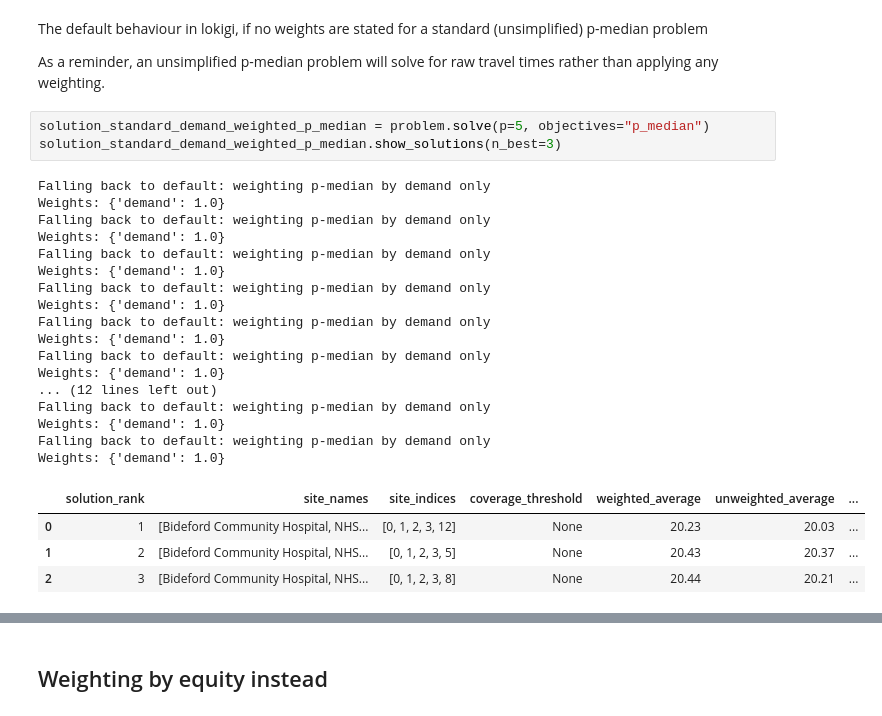
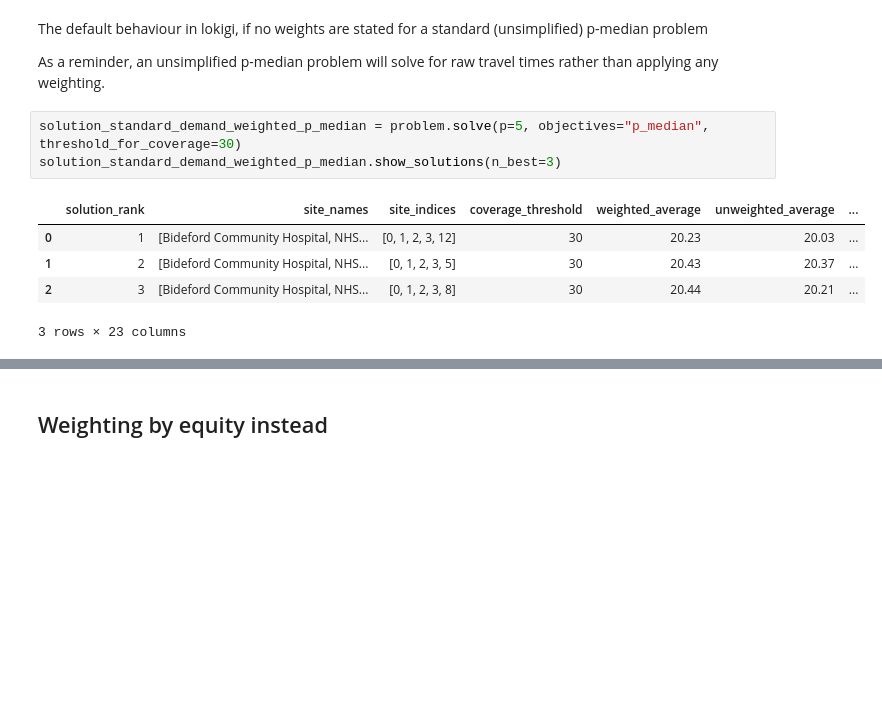
Before and after one commit to hsma-tools/lokigi, a Jupyter notebook: examples/location/multiobjective_optimisation_weights/index.ipynb, the cells around one changed output, grey strips where cells are left out. Cells and saved outputs as stored; diff of their text form; blank space fills up the shorter version.

```diff
--- a/examples/location/multiobjective_optimisation_weights/index.ipynb
+++ b/examples/location/multiobjective_optimisation_weights/index.ipynb
@@ -57,27 +57,11 @@ The default behaviour in lokigi, if no weights are stated for a standard (unsimp
 
 As a reminder, an unsimplified p-median problem will solve for raw travel times rather than applying any weighting.
 # %%
-solution_standard_demand_weighted_p_median = problem.solve(p=5, objectives="p_median")
+solution_standard_demand_weighted_p_median = problem.solve(p=5, objectives="p_median", threshold_for_coverage=30)
 solution_standard_demand_weighted_p_median.show_solutions(n_best=3)
 # %% [output]
+|  | solution_rank | site_names | site_indices | coverage_threshold | weighted_average | unweighted_average | ... |
+| 0 | 1 | [Bideford Community Hospital, NHS... | [0, 1, 2, 3, 12] | 30 | 20.23 | 20.03 | ... |
+| 1 | 2 | [Bideford Community Hospital, NHS... | [0, 1, 2, 3, 5] | 30 | 20.43 | 20.37 | ... |
+| 2 | 3 | [Bideford Community Hospital, NHS... | [0, 1, 2, 3, 8] | 30 | 20.44 | 20.21 | ... |
-Falling back to default: weighting p-median by demand only
-Weights: {'demand': 1.0}
-Falling back to default: weighting p-median by demand only
-Weights: {'demand': 1.0}
-Falling back to default: weighting p-median by demand only
-Weights: {'demand': 1.0}
-Falling back to default: weighting p-median by demand only
-Weights: {'demand': 1.0}
-Falling back to default: weighting p-median by demand only
-Weights: {'demand': 1.0}
-Falling back to default: weighting p-median by demand only
-Weights: {'demand': 1.0}
-... (12 lines left out)
-Falling back to default: weighting p-median by demand only
-Weights: {'demand': 1.0}
-Falling back to default: weighting p-median by demand only
-Weights: {'demand': 1.0}
+3 rows × 23 columns
-|  | solution_rank | site_names | site_indices | coverage_threshold | weighted_average | unweighted_average | ... |
-| 0 | 1 | [Bideford Community Hospital, NHS... | [0, 1, 2, 3, 12] | None | 20.23 | 20.03 | ... |
-| 1 | 2 | [Bideford Community Hospital, NHS... | [0, 1, 2, 3, 5] | None | 20.43 | 20.37 | ... |
-| 2 | 3 | [Bideford Community Hospital, NHS... | [0, 1, 2, 3, 8] | None | 20.44 | 20.21 | ... |
```
Also changed, not shown: parts of 8 cells of this notebook, 2 other files.
